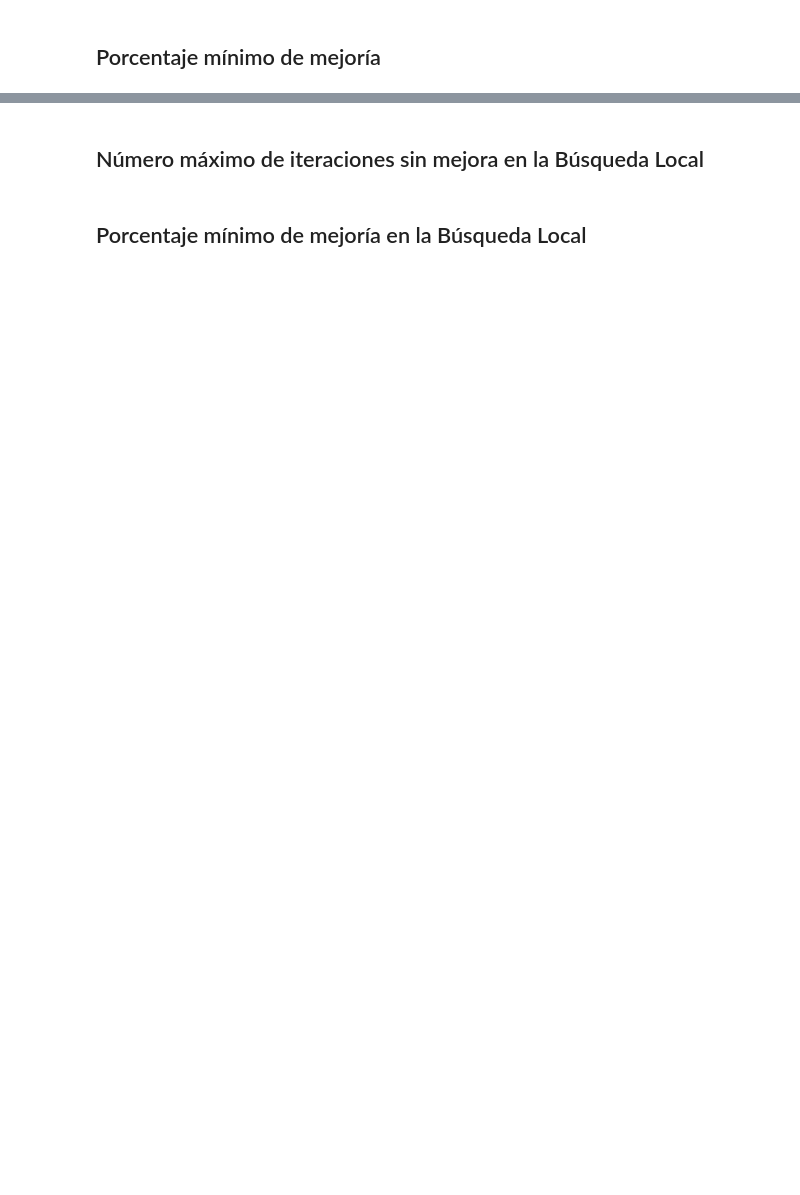
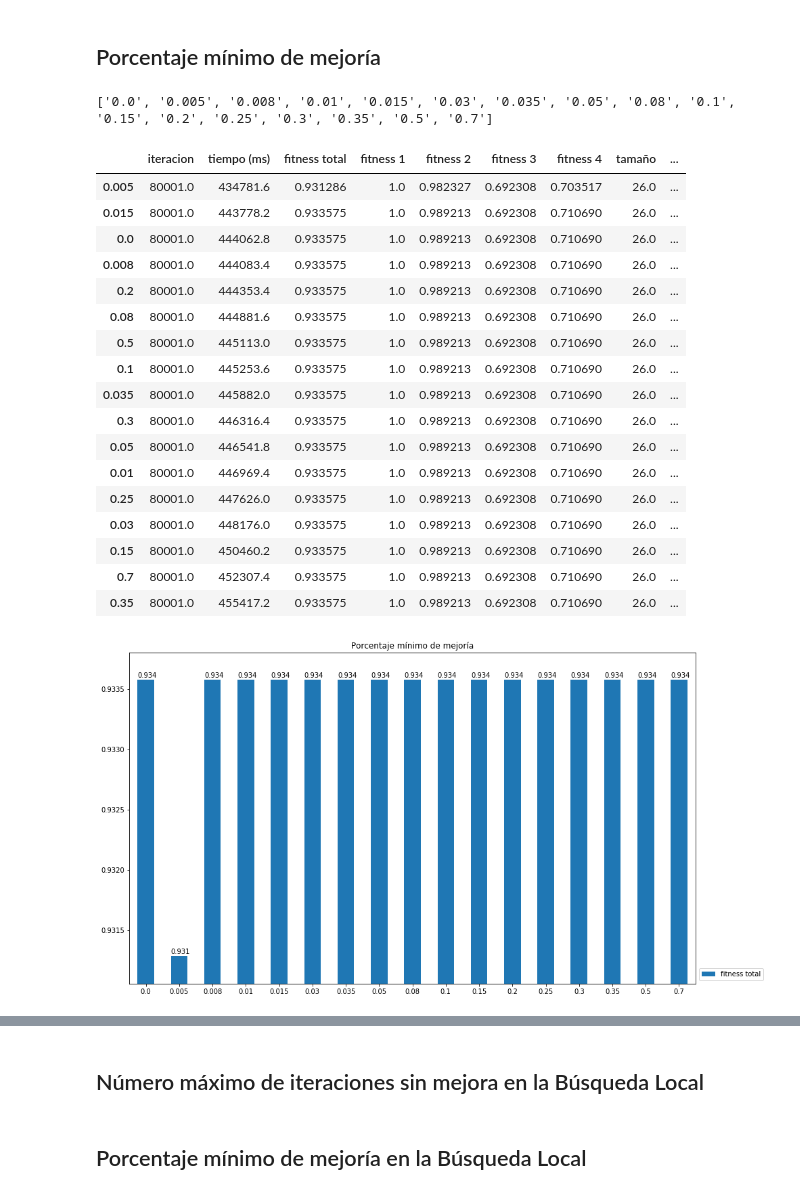
Before and after one commit to zerolfer/TFM-graficador, a Jupyter notebook: ajuste-parametrico/caso7/Ajuste-parametrico-documento.ipynb, the cells around one changed output, grey strips where cells are left out. Saved outputs shown, nothing was run; the diff lists cells and outputs as text; code cells hidden in the pictures; blank space fills up the shorter version.

```diff
--- a/ajuste-parametrico/caso7/Ajuste-parametrico-documento.ipynb
+++ b/ajuste-parametrico/caso7/Ajuste-parametrico-documento.ipynb
@@ -207,9 +291,30 @@ ajuste_parametrico(base_path, sub_paths, out_path, parametro, {"ordenados": Fals
 # %%
 base_path = BASE_URL + "5-PorcentajeMinimoMejoria"
 sub_paths = get_subpaths(base_path, key=float)
 parametro = "Porcentaje mínimo de mejoría"
 out_path = "5 " + parametro + "/"
 
 ajuste_parametrico(base_path, sub_paths, out_path, parametro,
-                   {"ordenados":False, "multiple":False}, {"ordenados":False, "multiple":True}
+                   {"ordenados":False, "multiple":False}, {"ordenados":False, "multiple":True}, sort_criteria="tiempo (ms)"
                   )
+# %% [output]
+['0.0', '0.005', '0.008', '0.01', '0.015', '0.03', '0.035', '0.05', '0.08', '0.1', '0.15', '0.2', '0.25', '0.3', '0.35', '0.5', '0.7']
+|  | iteracion | tiempo (ms) | fitness total | fitness 1 | fitness 2 | fitness 3 | fitness 4 | tamaño | ... |
+| 0.005 | 80001.0 | 434781.6 | 0.931286 | 1.0 | 0.982327 | 0.692308 | 0.703517 | 26.0 | ... |
+| 0.015 | 80001.0 | 443778.2 | 0.933575 | 1.0 | 0.989213 | 0.692308 | 0.710690 | 26.0 | ... |
+| 0.0 | 80001.0 | 444062.8 | 0.933575 | 1.0 | 0.989213 | 0.692308 | 0.710690 | 26.0 | ... |
+| 0.008 | 80001.0 | 444083.4 | 0.933575 | 1.0 | 0.989213 | 0.692308 | 0.710690 | 26.0 | ... |
+| 0.2 | 80001.0 | 444353.4 | 0.933575 | 1.0 | 0.989213 | 0.692308 | 0.710690 | 26.0 | ... |
+| 0.08 | 80001.0 | 444881.6 | 0.933575 | 1.0 | 0.989213 | 0.692308 | 0.710690 | 26.0 | ... |
+| 0.5 | 80001.0 | 445113.0 | 0.933575 | 1.0 | 0.989213 | 0.692308 | 0.710690 | 26.0 | ... |
+| 0.1 | 80001.0 | 445253.6 | 0.933575 | 1.0 | 0.989213 | 0.692308 | 0.710690 | 26.0 | ... |
+| 0.035 | 80001.0 | 445882.0 | 0.933575 | 1.0 | 0.989213 | 0.692308 | 0.710690 | 26.0 | ... |
+| 0.3 | 80001.0 | 446316.4 | 0.933575 | 1.0 | 0.989213 | 0.692308 | 0.710690 | 26.0 | ... |
+| 0.05 | 80001.0 | 446541.8 | 0.933575 | 1.0 | 0.989213 | 0.692308 | 0.710690 | 26.0 | ... |
+| 0.01 | 80001.0 | 446969.4 | 0.933575 | 1.0 | 0.989213 | 0.692308 | 0.710690 | 26.0 | ... |
+| 0.25 | 80001.0 | 447626.0 | 0.933575 | 1.0 | 0.989213 | 0.692308 | 0.710690 | 26.0 | ... |
+| 0.03 | 80001.0 | 448176.0 | 0.933575 | 1.0 | 0.989213 | 0.692308 | 0.710690 | 26.0 | ... |
+| 0.15 | 80001.0 | 450460.2 | 0.933575 | 1.0 | 0.989213 | 0.692308 | 0.710690 | 26.0 | ... |
+| 0.7 | 80001.0 | 452307.4 | 0.933575 | 1.0 | 0.989213 | 0.692308 | 0.710690 | 26.0 | ... |
+| 0.35 | 80001.0 | 455417.2 | 0.933575 | 1.0 | 0.989213 | 0.692308 | 0.710690 | 26.0 | ... |
+[figure, added]
```
Also changed, not shown: parts of 11 cells of this notebook, 8 other files.
